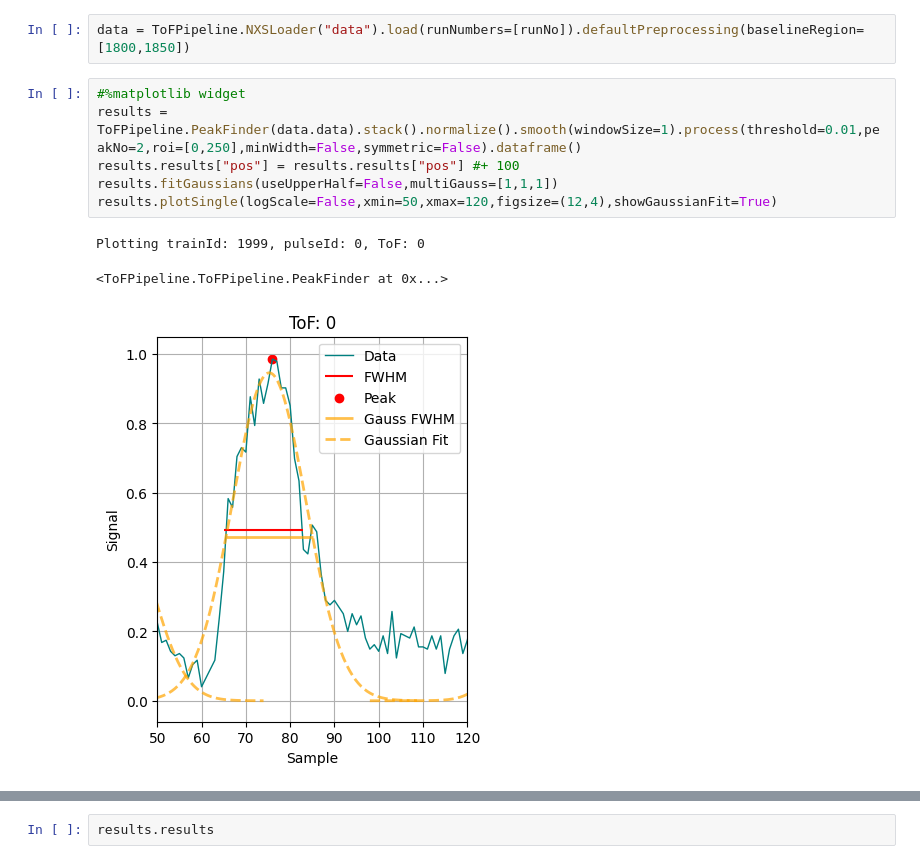
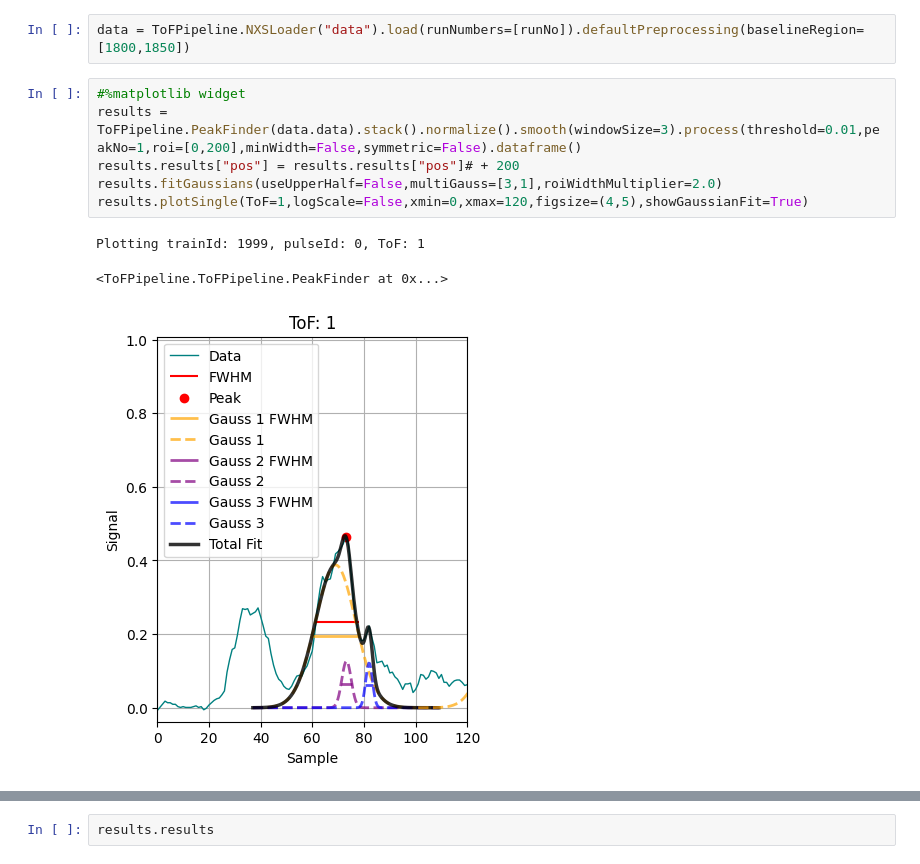
Before and after one commit to XAC-CFEL/PolScope, a Jupyter notebook: test.ipynb, the cells around one changed output, grey strips where cells are left out. Saved outputs shown, nothing was run; the diff lists cells and outputs as text.

```diff
--- a/test.ipynb
+++ b/test.ipynb
@@ -159,12 +159,12 @@ raw = """
 data = ToFPipeline.NXSLoader("data").load(runNumbers=[runNo]).defaultPreprocessing(baselineRegion=[1800,1850])
 # %%
 #%matplotlib widget
-results = ToFPipeline.PeakFinder(data.data).stack().normalize().smooth(windowSize=1).process(threshold=0.01,peakNo=2,roi=[0,250],minWidth=False,symmetric=False).dataframe()
-results.results["pos"] = results.results["pos"] #+ 100
-results.fitGaussians(useUpperHalf=False,multiGauss=[1,1,1])
-results.plotSingle(logScale=False,xmin=50,xmax=120,figsize=(12,4),showGaussianFit=True)
+results = ToFPipeline.PeakFinder(data.data).stack().normalize().smooth(windowSize=3).process(threshold=0.01,peakNo=1,roi=[0,200],minWidth=False,symmetric=False).dataframe()
+results.results["pos"] = results.results["pos"]# + 200
+results.fitGaussians(useUpperHalf=False,multiGauss=[3,1],roiWidthMultiplier=2.0)
+results.plotSingle(ToF=1,logScale=False,xmin=0,xmax=120,figsize=(4,5),showGaussianFit=True)
 # %% [output]
-Plotting trainId: 1999, pulseId: 0, ToF: 0
+Plotting trainId: 1999, pulseId: 0, ToF: 1
 <ToFPipeline.ToFPipeline.PeakFinder at 0x...>
-[figure, old version]
+[figure, new version]
 # %%
```
Also changed, not shown: parts of 2 cells of this notebook, 4 other files.
